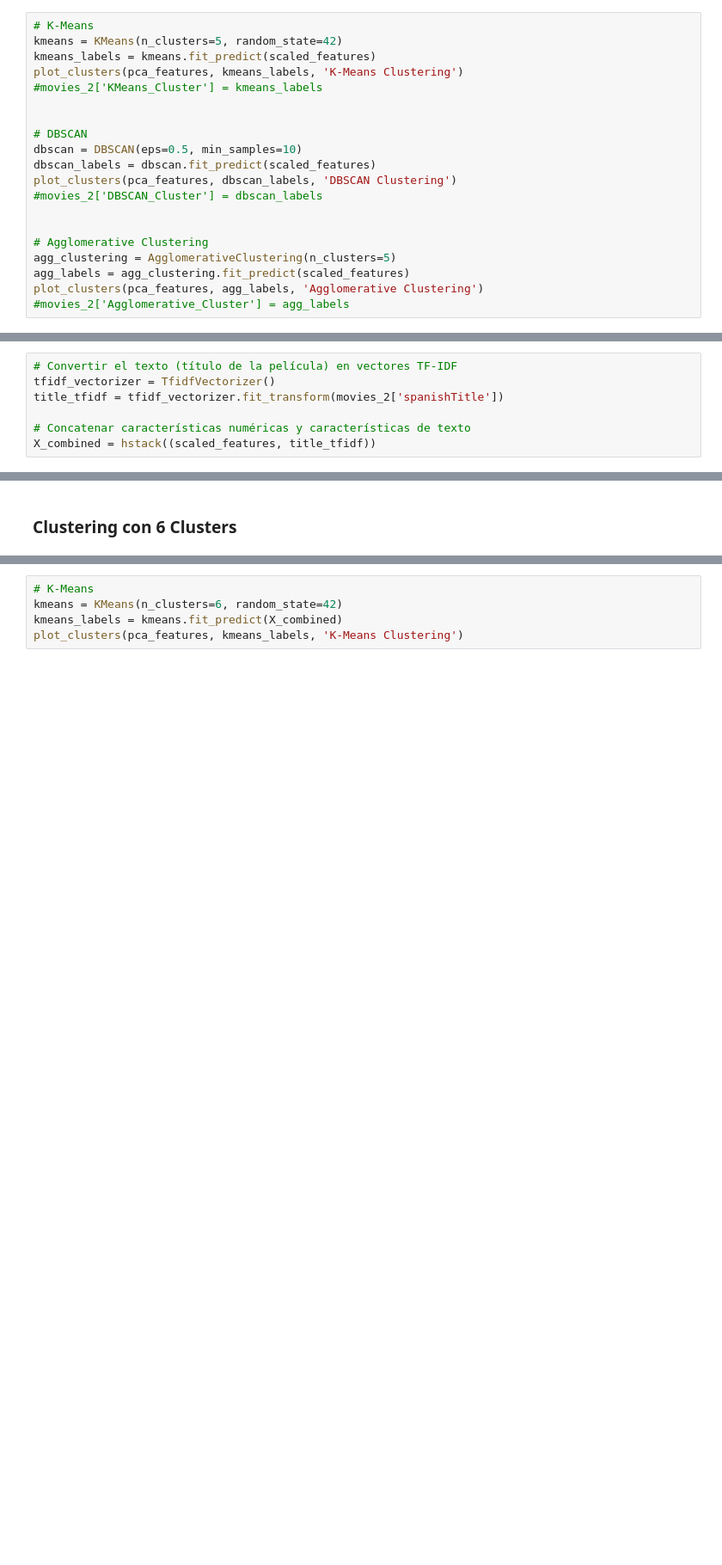
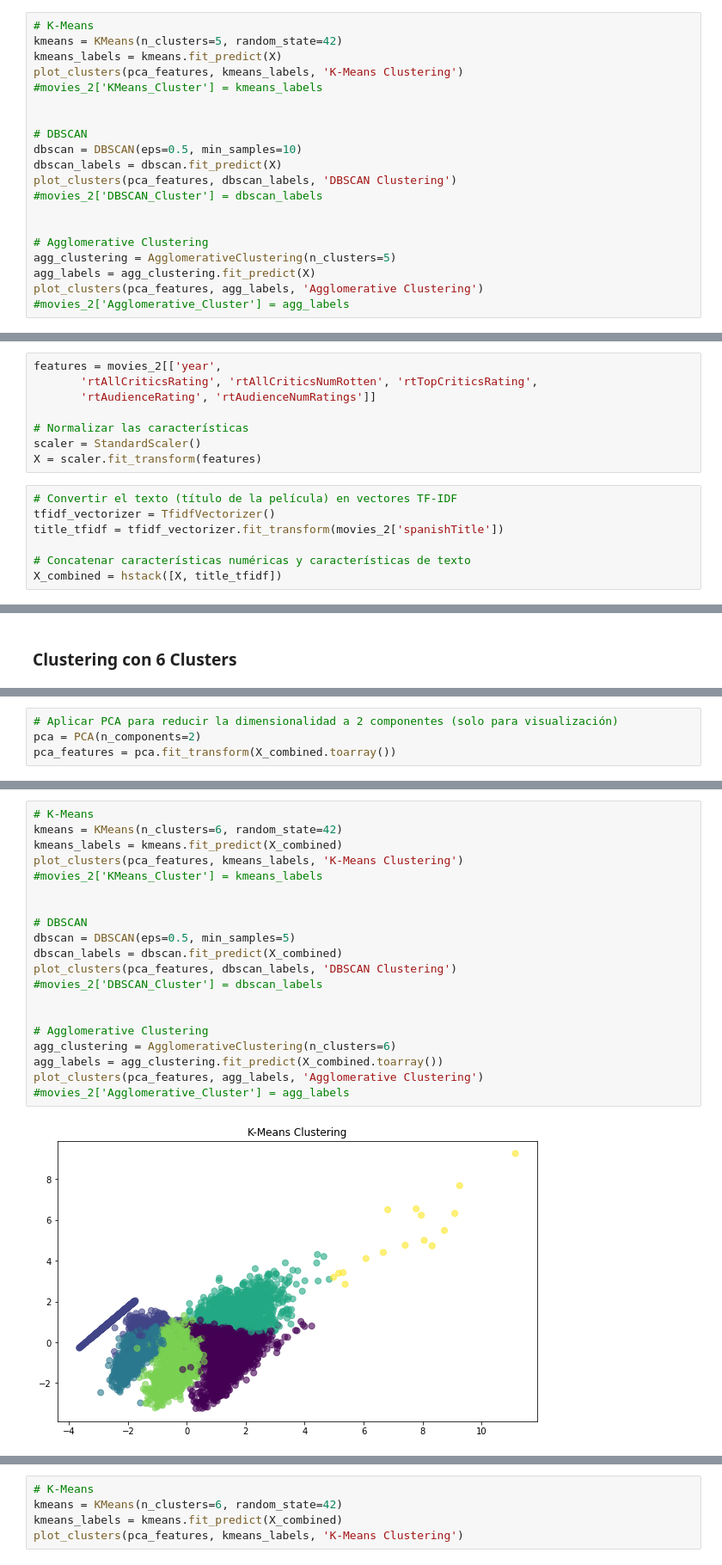
Before and after one commit to sergi0fg/TFG-Movistar, a Jupyter notebook: src/versionfinal/CLUSTERING_FINAL.ipynb, the cells around one changed output, grey strips where cells are left out. Shown at 86% size. Saved outputs shown, nothing was run; the diff lists cells and outputs as text; blank space fills up the shorter version.

Commit message:
Update ClusteringFinal

```diff
--- a/src/versionfinal/CLUSTERING_FINAL.ipynb
+++ b/src/versionfinal/CLUSTERING_FINAL.ipynb
@@ -1030,21 +994,21 @@ plt.show()
 # %%
 # K-Means
 kmeans = KMeans(n_clusters=5, random_state=42)
-kmeans_labels = kmeans.fit_predict(scaled_features)
+kmeans_labels = kmeans.fit_predict(X)
 plot_clusters(pca_features, kmeans_labels, 'K-Means Clustering')
 #movies_2['KMeans_Cluster'] = kmeans_labels
 
 
 # DBSCAN
 dbscan = DBSCAN(eps=0.5, min_samples=10)
-dbscan_labels = dbscan.fit_predict(scaled_features)
+dbscan_labels = dbscan.fit_predict(X)
 plot_clusters(pca_features, dbscan_labels, 'DBSCAN Clustering')
 #movies_2['DBSCAN_Cluster'] = dbscan_labels
 
 
 # Agglomerative Clustering
 agg_clustering = AgglomerativeClustering(n_clusters=5)
-agg_labels = agg_clustering.fit_predict(scaled_features)
+agg_labels = agg_clustering.fit_predict(X)
 plot_clusters(pca_features, agg_labels, 'Agglomerative Clustering')
 #movies_2['Agglomerative_Cluster'] = agg_labels
 # %% [output]
@@ -1206,7 +1166,15 @@ Name: spanishTitle, Length: 9141, dtype: int64
+# %%
+features = movies_2[['year',
+       'rtAllCriticsRating', 'rtAllCriticsNumRotten', 'rtTopCriticsRating',
+       'rtAudienceRating', 'rtAudienceNumRatings']]
+
+# Normalizar las características
+scaler = StandardScaler()
+X = scaler.fit_transform(features)
 # %%
 # Convertir el texto (título de la película) en vectores TF-IDF
 tfidf_vectorizer = TfidfVectorizer()
 title_tfidf = tfidf_vectorizer.fit_transform(movies_2['spanishTitle'])
 
 # Concatenar características numéricas y características de texto
-X_combined = hstack((scaled_features, title_tfidf))
+X_combined = hstack([X, title_tfidf])
@@ -1284,0 +1251,4 @@ def plot_clusters(data, labels, title):
+# %%
+# Aplicar PCA para reducir la dimensionalidad a 2 componentes (solo para visualización)
+pca = PCA(n_components=2)
+pca_features = pca.fit_transform(X_combined.toarray())
@@ -1284,0 +1262,22 @@ def plot_clusters(data, labels, title):
+# %%
+# K-Means
+kmeans = KMeans(n_clusters=6, random_state=42)
+kmeans_labels = kmeans.fit_predict(X_combined)
+plot_clusters(pca_features, kmeans_labels, 'K-Means Clustering')
+#movies_2['KMeans_Cluster'] = kmeans_labels
+
+
+# DBSCAN
+dbscan = DBSCAN(eps=0.5, min_samples=5)
+dbscan_labels = dbscan.fit_predict(X_combined)
+plot_clusters(pca_features, dbscan_labels, 'DBSCAN Clustering')
+#movies_2['DBSCAN_Cluster'] = dbscan_labels
+
+
+# Agglomerative Clustering
+agg_clustering = AgglomerativeClustering(n_clusters=6)
+agg_labels = agg_clustering.fit_predict(X_combined.toarray())
+plot_clusters(pca_features, agg_labels, 'Agglomerative Clustering')
+#movies_2['Agglomerative_Cluster'] = agg_labels
+# %% [output]
+[figure, added]
```
Also changed, not shown: parts of 55 cells of this notebook, 13 other files.
